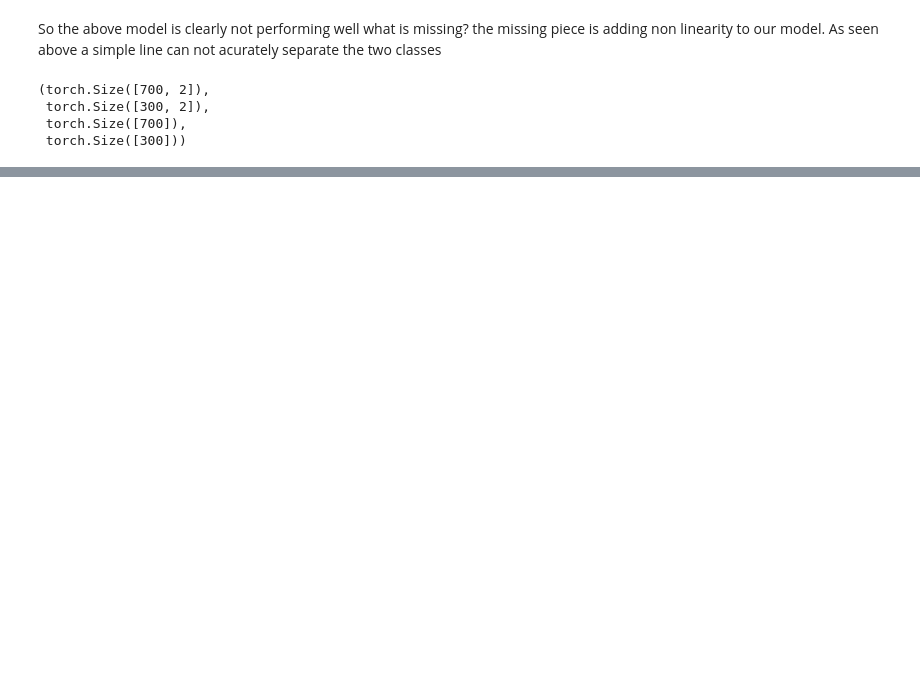
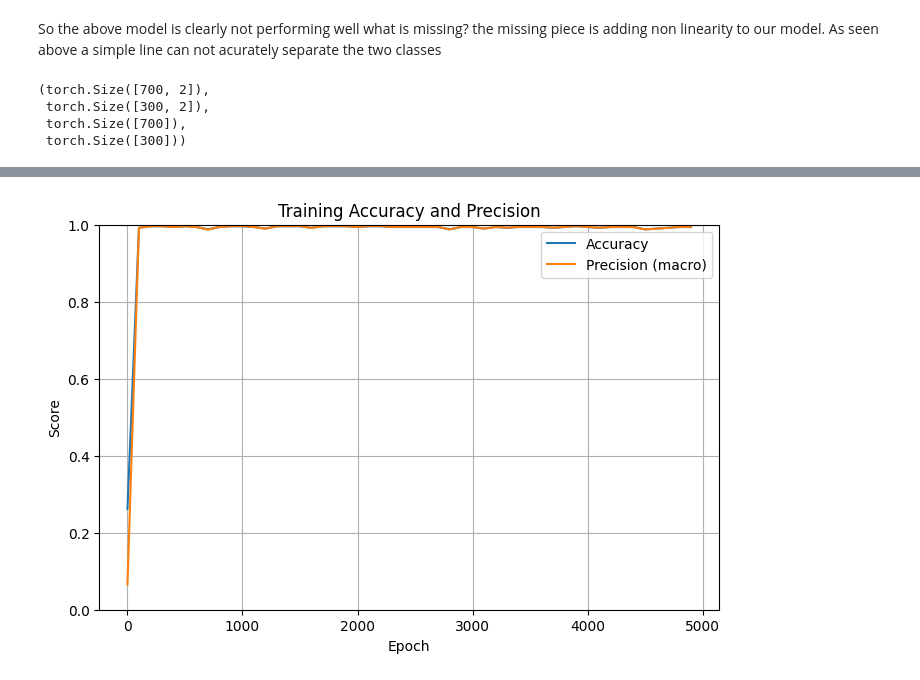
Before and after one commit to Zeckaris/pytorch-small-projects, a Jupyter notebook: neuralNetworkClassification.ipynb, the cells around one changed output, grey strips where cells are left out. Saved outputs shown, nothing was run; the diff lists cells and outputs as text; code cells hidden in the pictures; blank space fills up the shorter version.

```diff
--- a/neuralNetworkClassification.ipynb
+++ b/neuralNetworkClassification.ipynb
@@ -369,0 +415,20 @@ plot_decision_boundary(model_circle_1, X_test, y_test)
+# %%
+from torch import nn
+class MultiClassClassification(nn.Module):
+    def __init__(self):
+        super().__init__()
+        self.layer1= nn.Linear(in_features=2, out_features=8)
+        self.layer2= nn.Linear( in_features=8, out_features=16)
+        self.layer3= nn.Linear(in_features=16, out_features=8)
+        self.layer4= nn.Linear(in_features=8, out_features=4)
+        self.relu= nn.ReLU()
+
+    def forward(self, x:torch.Tensor)-> torch.Tensor:
+        res= self.layer1(x)
+        res= self.relu(res)
+        res= self.layer2(res)
+        res= self.relu(res)
+        res= self.layer3(res)
+        res= self.relu(res)
+        res= self.layer4(res)
+        return res
@@ -369,0 +501,17 @@ plot_decision_boundary(model_circle_1, X_test, y_test)
+# %%
+plt.figure(figsize=(8,5))
+
+plt.plot(epoch_values, accr_scr_values, label="Accuracy")
+plt.plot(epoch_values, prec_scr_values, label="Precision (macro)")
+
+plt.xlabel("Epoch")
+plt.ylabel("Score")
+plt.title("Training Accuracy and Precision")
+plt.legend()
+plt.grid(True)
+
+plt.ylim(0, 1)  # since metrics are between 0 and 1
+
+plt.show()
+# %% [output]
+[figure, added]
```
Also changed, not shown: parts of 11 cells of this notebook.
